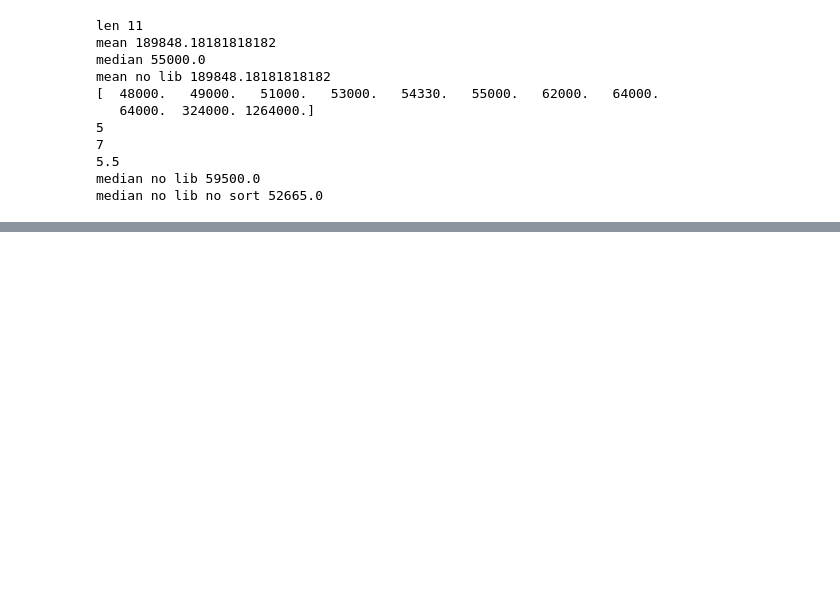
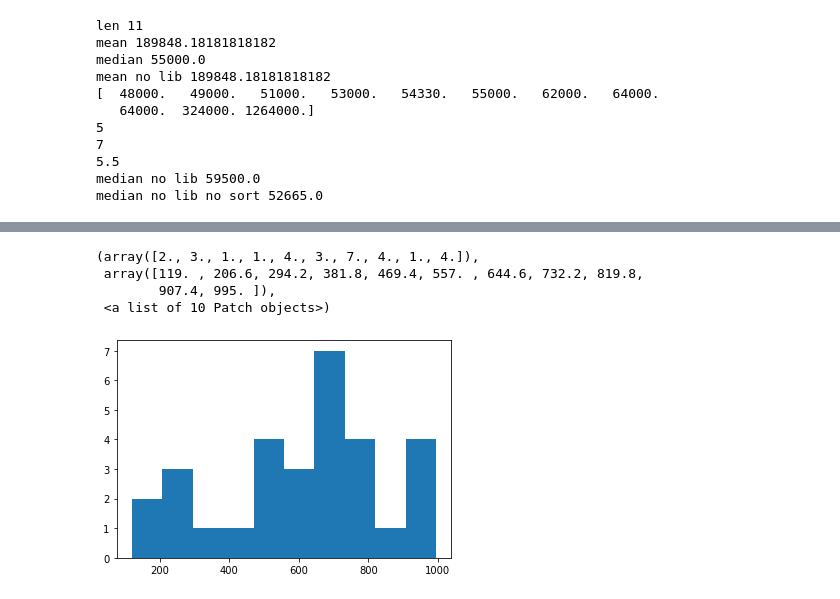
Before and after one commit to kurtzace/complete-data-science-bootcamp-excercises, a Jupyter notebook: Statistics.ipynb, the cells around one changed output, grey strips where cells are left out. Drawn from its saved outputs; the diff is of its cells as text; code cells hidden in the pictures; blank space fills up the shorter version.

```diff
--- a/Statistics.ipynb
+++ b/Statistics.ipynb
@@ -279,0 +349,8 @@ median no lib no sort 52665.0
+# %%
+plt.hist(ds2, label="DS2")
+# %% [output]
+(array([2., 3., 1., 1., 4., 3., 7., 4., 1., 4.]),
+ array([119. , 206.6, 294.2, 381.8, 469.4, 557. , 644.6, 732.2, 819.8,
+        907.4, 995. ]),
+ <a list of 10 Patch objects>)
+[figure, added]
```
Also changed, not shown: parts of 22 cells of this notebook.
